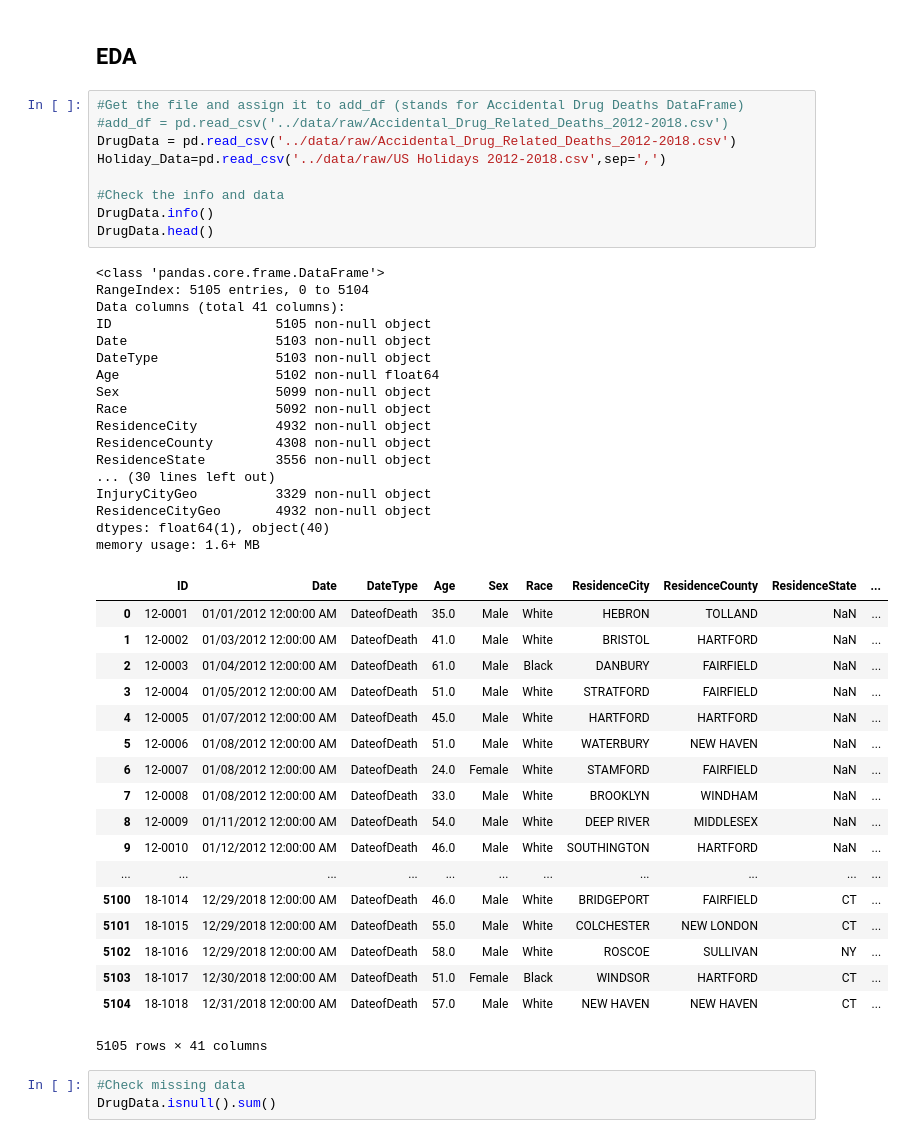
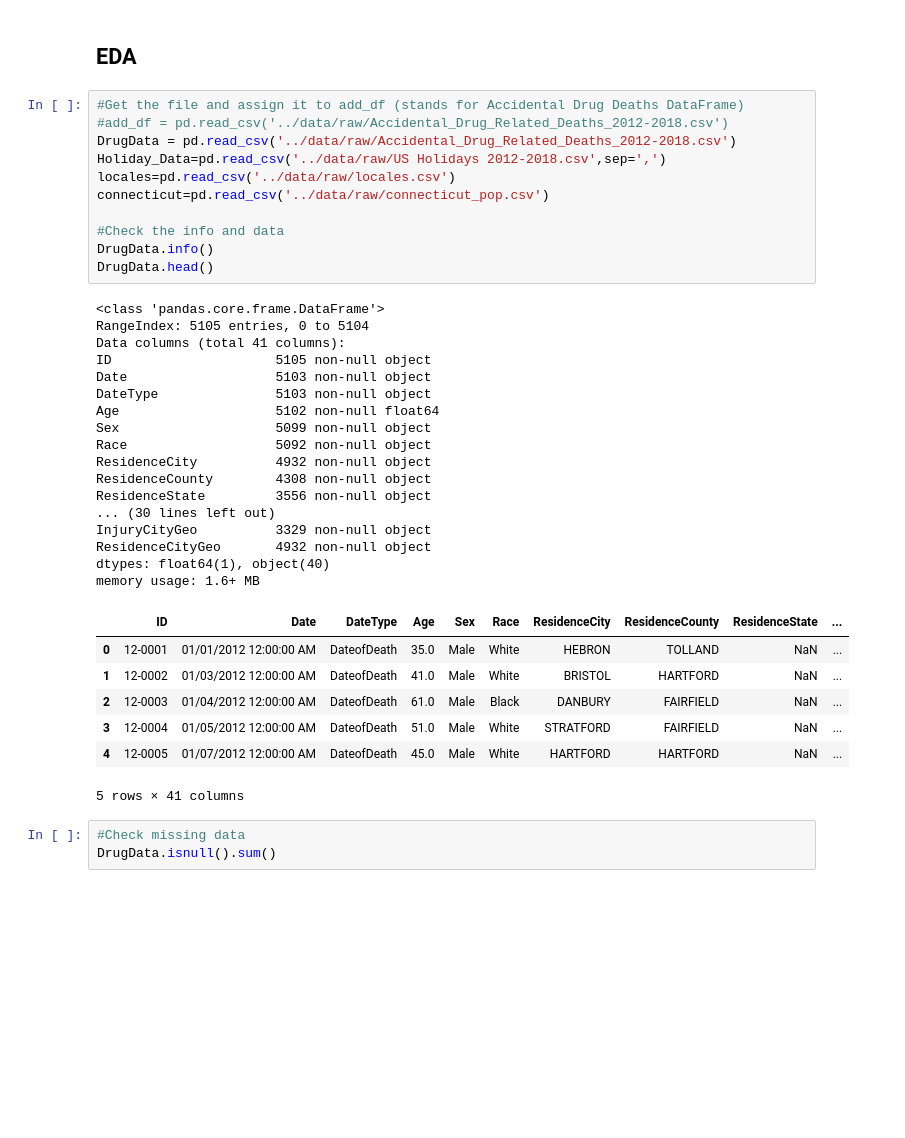
Before and after one commit to kalbond/data_science_term_project, a Jupyter notebook: notebooks/accidental_drug_related_deaths.ipynb, the cells around one changed output. Cells and saved outputs as stored; diff of their text form; blank space fills up the shorter version.

```diff
--- a/notebooks/accidental_drug_related_deaths.ipynb
+++ b/notebooks/accidental_drug_related_deaths.ipynb
@@ -33,46 +33,37 @@ import datetime as dt
 #add_df = pd.read_csv('../data/raw/Accidental_Drug_Related_Deaths_2012-2018.csv')
 DrugData = pd.read_csv('../data/raw/Accidental_Drug_Related_Deaths_2012-2018.csv')
 Holiday_Data=pd.read_csv('../data/raw/US Holidays 2012-2018.csv',sep=',')
+locales=pd.read_csv('../data/raw/locales.csv')
+connecticut=pd.read_csv('../data/raw/connecticut_pop.csv')
 
 #Check the info and data
 DrugData.info()
 DrugData.head()
 # %% [output]
 <class 'pandas.core.frame.DataFrame'>
 RangeIndex: 5105 entries, 0 to 5104
 Data columns (total 41 columns):
 ID                     5105 non-null object
 Date                   5103 non-null object
 DateType               5103 non-null object
 Age                    5102 non-null float64
 Sex                    5099 non-null object
 Race                   5092 non-null object
 ResidenceCity          4932 non-null object
 ResidenceCounty        4308 non-null object
 ResidenceState         3556 non-null object
 ... (30 lines left out)
 InjuryCityGeo          3329 non-null object
 ResidenceCityGeo       4932 non-null object
 dtypes: float64(1), object(40)
 memory usage: 1.6+ MB
 |  | ID | Date | DateType | Age | Sex | Race | ResidenceCity | ResidenceCounty | ResidenceState | ... |
 | 0 | 12-0001 | 01/01/2012 12:00:00 AM | DateofDeath | 35.0 | Male | White | HEBRON | TOLLAND | NaN | ... |
 | 1 | 12-0002 | 01/03/2012 12:00:00 AM | DateofDeath | 41.0 | Male | White | BRISTOL | HARTFORD | NaN | ... |
 | 2 | 12-0003 | 01/04/2012 12:00:00 AM | DateofDeath | 61.0 | Male | Black | DANBURY | FAIRFIELD | NaN | ... |
 | 3 | 12-0004 | 01/05/2012 12:00:00 AM | DateofDeath | 51.0 | Male | White | STRATFORD | FAIRFIELD | NaN | ... |
 | 4 | 12-0005 | 01/07/2012 12:00:00 AM | DateofDeath | 45.0 | Male | White | HARTFORD | HARTFORD | NaN | ... |
-| 5 | 12-0006 | 01/08/2012 12:00:00 AM | DateofDeath | 51.0 | Male | White | WATERBURY | NEW HAVEN | NaN | ... |
-| 6 | 12-0007 | 01/08/2012 12:00:00 AM | DateofDeath | 24.0 | Female | White | STAMFORD | FAIRFIELD | NaN | ... |
-| 7 | 12-0008 | 01/08/2012 12:00:00 AM | DateofDeath | 33.0 | Male | White | BROOKLYN | WINDHAM | NaN | ... |
-| 8 | 12-0009 | 01/11/2012 12:00:00 AM | DateofDeath | 54.0 | Male | White | DEEP RIVER | MIDDLESEX | NaN | ... |
-| 9 | 12-0010 | 01/12/2012 12:00:00 AM | DateofDeath | 46.0 | Male | White | SOUTHINGTON | HARTFORD | NaN | ... |
-| ... | ... | ... | ... | ... | ... | ... | ... | ... | ... | ... |
-| 5100 | 18-1014 | 12/29/2018 12:00:00 AM | DateofDeath | 46.0 | Male | White | BRIDGEPORT | FAIRFIELD | CT | ... |
-| 5101 | 18-1015 | 12/29/2018 12:00:00 AM | DateofDeath | 55.0 | Male | White | COLCHESTER | NEW LONDON | CT | ... |
-| 5102 | 18-1016 | 12/29/2018 12:00:00 AM | DateofDeath | 58.0 | Male | White | ROSCOE | SULLIVAN | NY | ... |
-| 5103 | 18-1017 | 12/30/2018 12:00:00 AM | DateofDeath | 51.0 | Female | Black | WINDSOR | HARTFORD | CT | ... |
-| 5104 | 18-1018 | 12/31/2018 12:00:00 AM | DateofDeath | 57.0 | Male | White | NEW HAVEN | NEW HAVEN | CT | ... |
-5105 rows × 41 columns
+5 rows × 41 columns
 # %%
 #Check missing data
 DrugData.isnull().sum()
```
Also changed, not shown: parts of 22 cells of this notebook.
